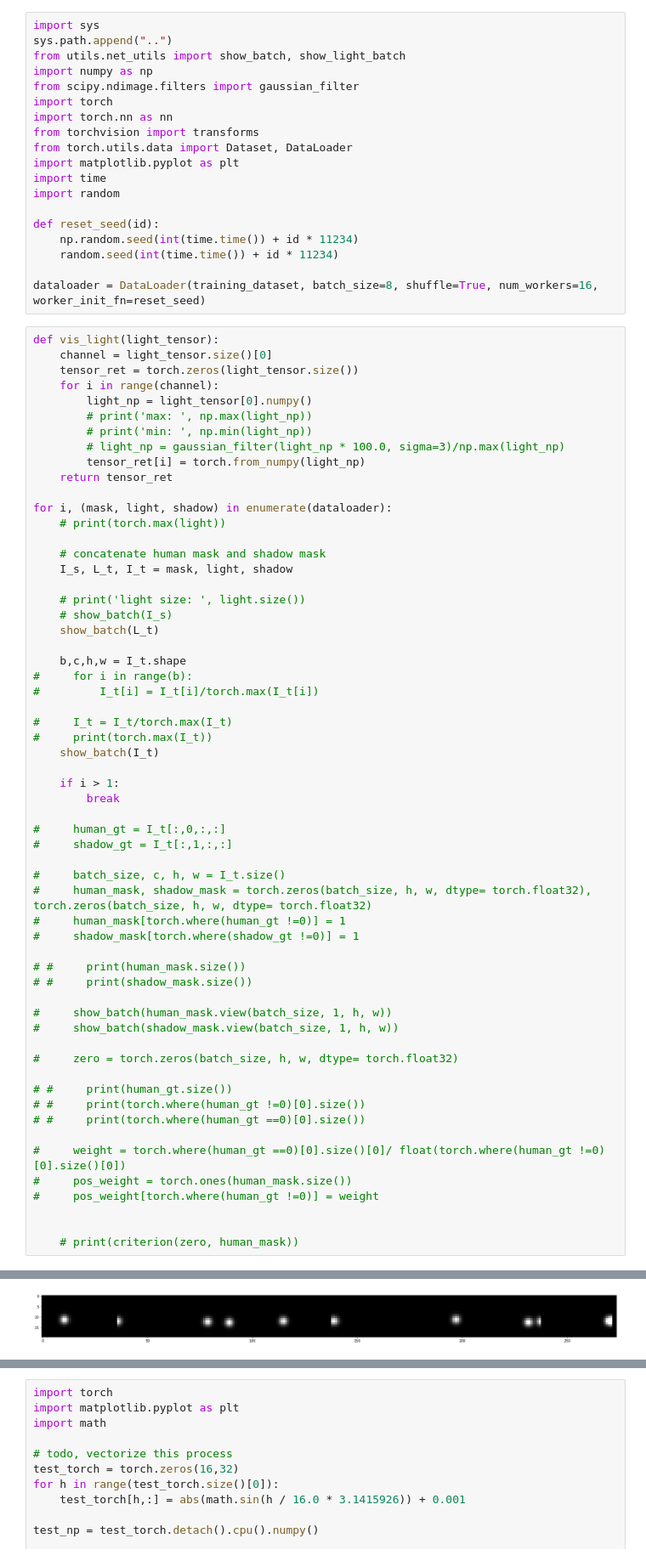
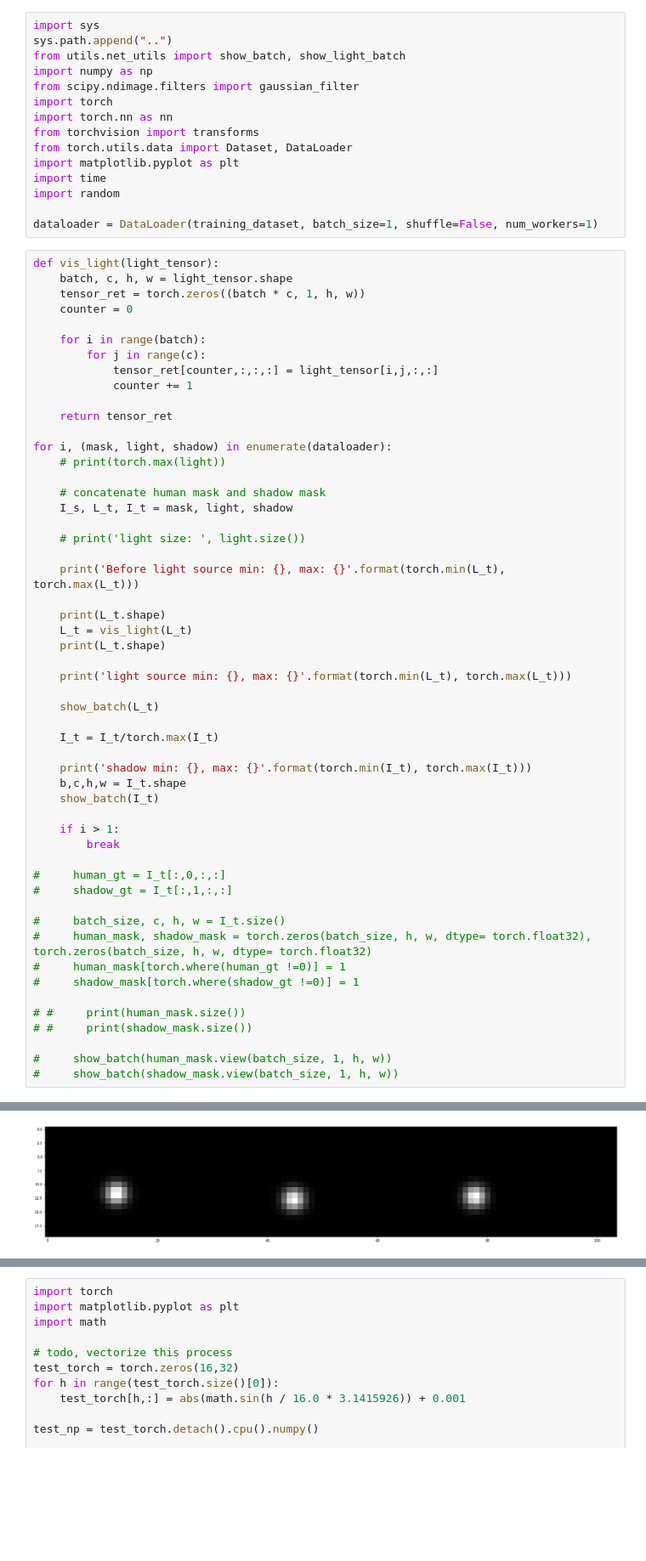
Before and after one commit to ShengCN/soft_shadow, a Jupyter notebook: ssn/ssn.ipynb, the cells around one changed output, grey strips where cells are left out. Shown at 85% size. Saved outputs shown, nothing was run; the diff lists cells and outputs as text; blank space fills up the shorter version.

Commit message:
find a bug in dataset, prepare new dataset

```diff
--- a/ssn/ssn.ipynb
+++ b/ssn/ssn.ipynb
@@ -63,21 +67,18 @@ import matplotlib.pyplot as plt
 import time
 import random
 
-def reset_seed(id):
-    np.random.seed(int(time.time()) + id * 11234)
-    random.seed(int(time.time()) + id * 11234)
-
-dataloader = DataLoader(training_dataset, batch_size=8, shuffle=True, num_workers=16, worker_init_fn=reset_seed)
+dataloader = DataLoader(training_dataset, batch_size=1, shuffle=False, num_workers=1)
 # %%
 def vis_light(light_tensor):
-    channel = light_tensor.size()[0]
-    tensor_ret = torch.zeros(light_tensor.size())
-    for i in range(channel):
-        light_np = light_tensor[0].numpy()
-        # print('max: ', np.max(light_np))
-        # print('min: ', np.min(light_np))
-        # light_np = gaussian_filter(light_np * 100.0, sigma=3)/np.max(light_np)
-        tensor_ret[i] = torch.from_numpy(light_np)
+    batch, c, h, w = light_tensor.shape
+    tensor_ret = torch.zeros((batch * c, 1, h, w))
+    counter = 0
+
+    for i in range(batch):
+        for j in range(c):
+            tensor_ret[counter,:,:,:] = light_tensor[i,j,:,:]
+            counter += 1
+
     return tensor_ret
 
 for i, (mask, light, shadow) in enumerate(dataloader):
@@ -87,15 +88,21 @@ for i, (mask, light, shadow) in enumerate(dataloader):
     I_s, L_t, I_t = mask, light, shadow
 
     # print('light size: ', light.size())
-    # show_batch(I_s)
+
+    print('Before light source min: {}, max: {}'.format(torch.min(L_t), torch.max(L_t)))
+
+    print(L_t.shape)
+    L_t = vis_light(L_t)
+    print(L_t.shape)
+
+    print('light source min: {}, max: {}'.format(torch.min(L_t), torch.max(L_t)))
+
     show_batch(L_t)
 
+    I_t = I_t/torch.max(I_t)
+
+    print('shadow min: {}, max: {}'.format(torch.min(I_t), torch.max(I_t)))
     b,c,h,w = I_t.shape
-#     for i in range(b):
-#         I_t[i] = I_t[i]/torch.max(I_t[i])
-
-#     I_t = I_t/torch.max(I_t)
-#     print(torch.max(I_t))
     show_batch(I_t)
 
     if i > 1:
@@ -114,17 +121,4 @@ for i, (mask, light, shadow) in enumerate(dataloader):
 
 #     show_batch(human_mask.view(batch_size, 1, h, w))
 #     show_batch(shadow_mask.view(batch_size, 1, h, w))
-
-#     zero = torch.zeros(batch_size, h, w, dtype= torch.float32)
-
-# #     print(human_gt.size())
-# #     print(torch.where(human_gt !=0)[0].size())
-# #     print(torch.where(human_gt ==0)[0].size())
-
-#     weight = torch.where(human_gt ==0)[0].size()[0]/ float(torch.where(human_gt !=0)[0].size()[0])
-#     pos_weight = torch.ones(human_mask.size())
-#     pos_weight[torch.where(human_gt !=0)] = weight
-
-
-    # print(criterion(zero, human_mask))
 # %% [output]
@@ -132 +145 @@ Clipping input data to the valid range for imshow with RGB data ([0..1] for floa
-[figure, old version]
+[figure, new version]
```
Also changed, not shown: parts of 6 cells of this notebook, 5 other files.
